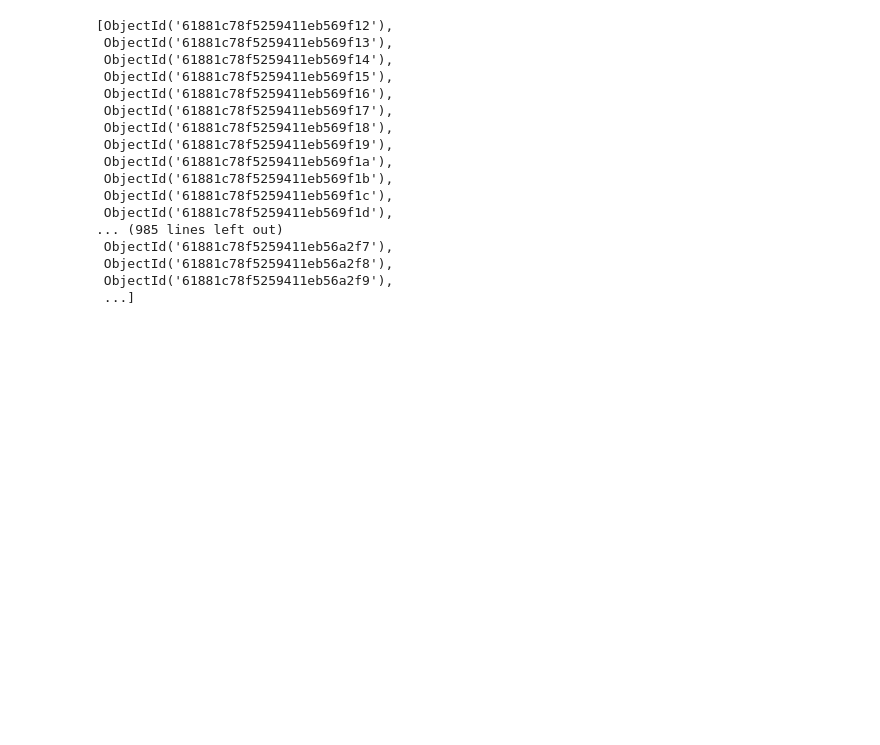
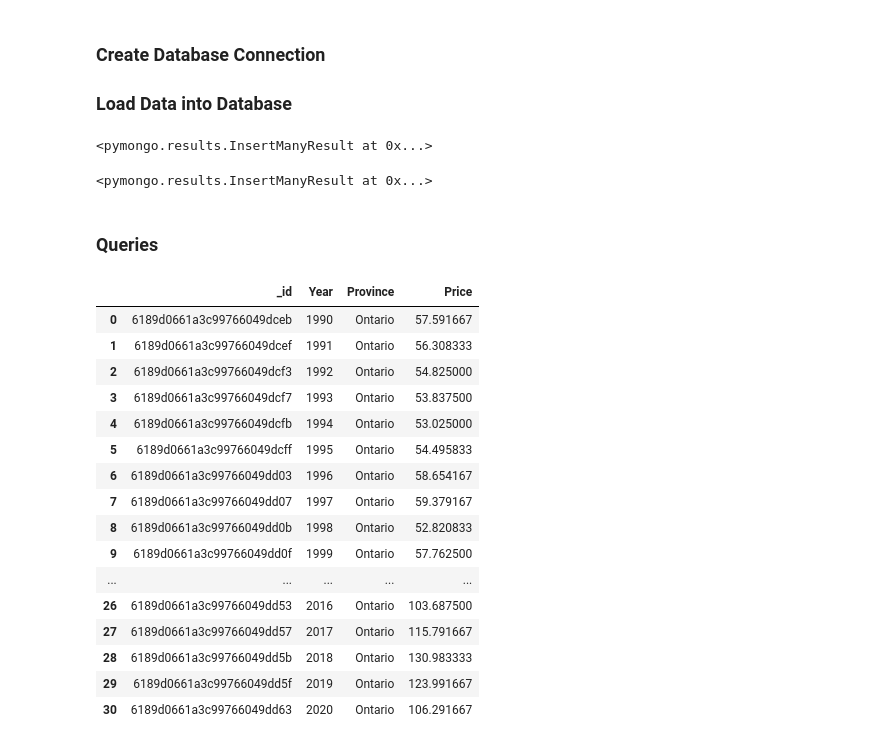
Before and after one commit to SherryKennedy/ETL-CO2_vs_Gas_Prices, a Jupyter notebook: Data_to_Mongo.ipynb, the cells around one changed output. Cells and saved outputs as stored; diff of their text form; code cells hidden in the pictures; blank space fills up the shorter version.

```diff
--- a/Data_to_Mongo.ipynb
+++ b/Data_to_Mongo.ipynb
@@ -7,45 +11,60 @@ import json
+# %% [markdown]
+### Create Database Connection
+### Load Data into Database
 # %%
 # The default port used by MongoDB is 27017
 mng_client = pymongo.MongoClient('localhost', 27017)
+
 # Replaces the mongo db name
 mng_db = mng_client['CO2']
+
 # Replace mongo db collection name
 collection_name = 'gas_prices'
-db_cm = mng_db[collection_name]
+mng_col = mng_db[collection_name]
 
 # Get csv
 csv_file_gas_prices = "Data/clean_gas_prices.csv"
 data_gp = pd.read_csv(csv_file_gas_prices)
 data_gp_json = json.loads(data_gp.to_json(orient='records'))
-db_cm.remove()
-db_cm.insert(data_gp_json)
+mng_col.delete_many({})
+mng_col.insert_many(data_gp_json)
 # %% [output]
-[ObjectId('61881c78f5259411eb569f12'),
- ObjectId('61881c78f5259411eb569f13'),
- ObjectId('61881c78f5259411eb569f14'),
- ObjectId('61881c78f5259411eb569f15'),
- ObjectId('61881c78f5259411eb569f16'),
- ObjectId('61881c78f5259411eb569f17'),
- ObjectId('61881c78f5259411eb569f18'),
- ObjectId('61881c78f5259411eb569f19'),
- ObjectId('61881c78f5259411eb569f1a'),
- ObjectId('61881c78f5259411eb569f1b'),
- ObjectId('61881c78f5259411eb569f1c'),
- ObjectId('61881c78f5259411eb569f1d'),
-... (985 lines left out)
- ObjectId('61881c78f5259411eb56a2f7'),
- ObjectId('61881c78f5259411eb56a2f8'),
- ObjectId('61881c78f5259411eb56a2f9'),
- ...]
+<pymongo.results.InsertManyResult at 0x...>
 # %%
-# Save the emissions data
 # Replace mongo db collection name
 collection_name = 'emission_data'
-db_cm2 = mng_db[collection_name]
+mng_col2 = mng_db[collection_name]
 
 # Get csv
 csv_file_emission = "Data/clean_emission_data.csv"
 data_ed = pd.read_csv(csv_file_emission)
 data_ged_json = json.loads(data_ed.to_json(orient='records'))
-db_cm2.remove()
-db_cm2.insert(data_gp_json)
+mng_col2.delete_many({})
+mng_col2.insert_many(data_ged_json)
+# %% [output]
+<pymongo.results.InsertManyResult at 0x...>
+# %% [markdown]
+### Queries
+# %%
+#Get Ontario Data List as DataFrame
+collection = mng_db.gas_prices
+ont_col = pd.DataFrame(list(mng_db.gas_prices.find({'Province':'Ontario'})))
+ont_col
+# %% [output]
+|  | _id | Year | Province | Price |
+| 0 | 6189d0661a3c99766049dceb | 1990 | Ontario | 57.591667 |
+| 1 | 6189d0661a3c99766049dcef | 1991 | Ontario | 56.308333 |
+| 2 | 6189d0661a3c99766049dcf3 | 1992 | Ontario | 54.825000 |
+| 3 | 6189d0661a3c99766049dcf7 | 1993 | Ontario | 53.837500 |
+| 4 | 6189d0661a3c99766049dcfb | 1994 | Ontario | 53.025000 |
+| 5 | 6189d0661a3c99766049dcff | 1995 | Ontario | 54.495833 |
+| 6 | 6189d0661a3c99766049dd03 | 1996 | Ontario | 58.654167 |
+| 7 | 6189d0661a3c99766049dd07 | 1997 | Ontario | 59.379167 |
+| 8 | 6189d0661a3c99766049dd0b | 1998 | Ontario | 52.820833 |
+| 9 | 6189d0661a3c99766049dd0f | 1999 | Ontario | 57.762500 |
+| ... | ... | ... | ... | ... |
+| 26 | 6189d0661a3c99766049dd53 | 2016 | Ontario | 103.687500 |
+| 27 | 6189d0661a3c99766049dd57 | 2017 | Ontario | 115.791667 |
+| 28 | 6189d0661a3c99766049dd5b | 2018 | Ontario | 130.983333 |
+| 29 | 6189d0661a3c99766049dd5f | 2019 | Ontario | 123.991667 |
+| 30 | 6189d0661a3c99766049dd63 | 2020 | Ontario | 106.291667 |
```
Also changed, not shown: parts of 31 cells of this notebook, 2 other files.
